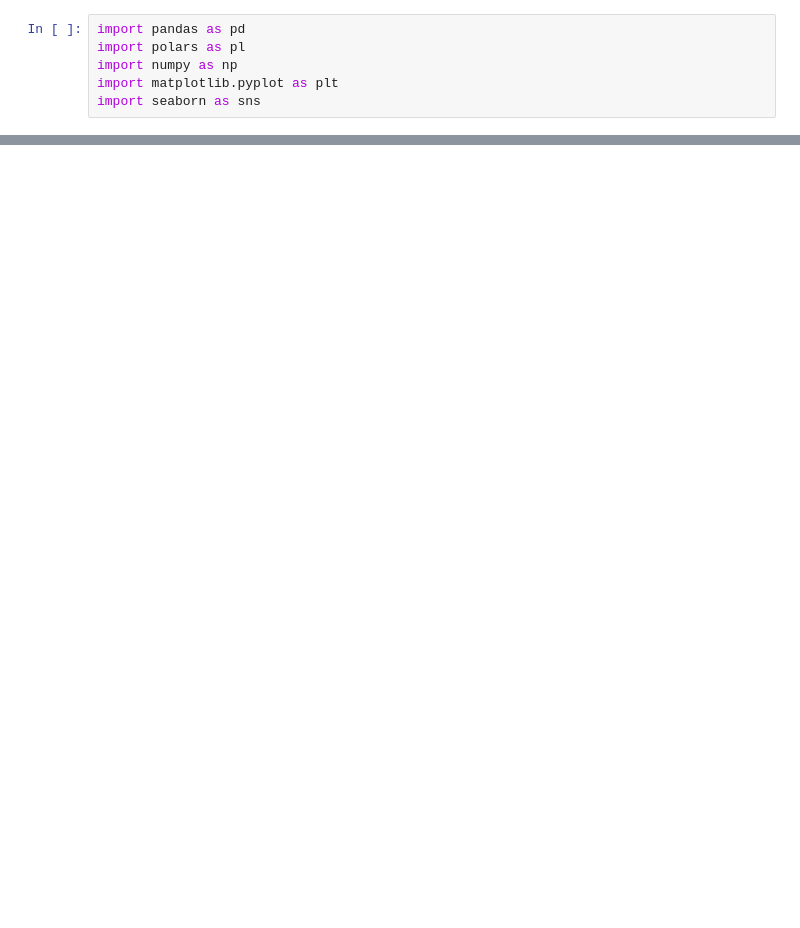
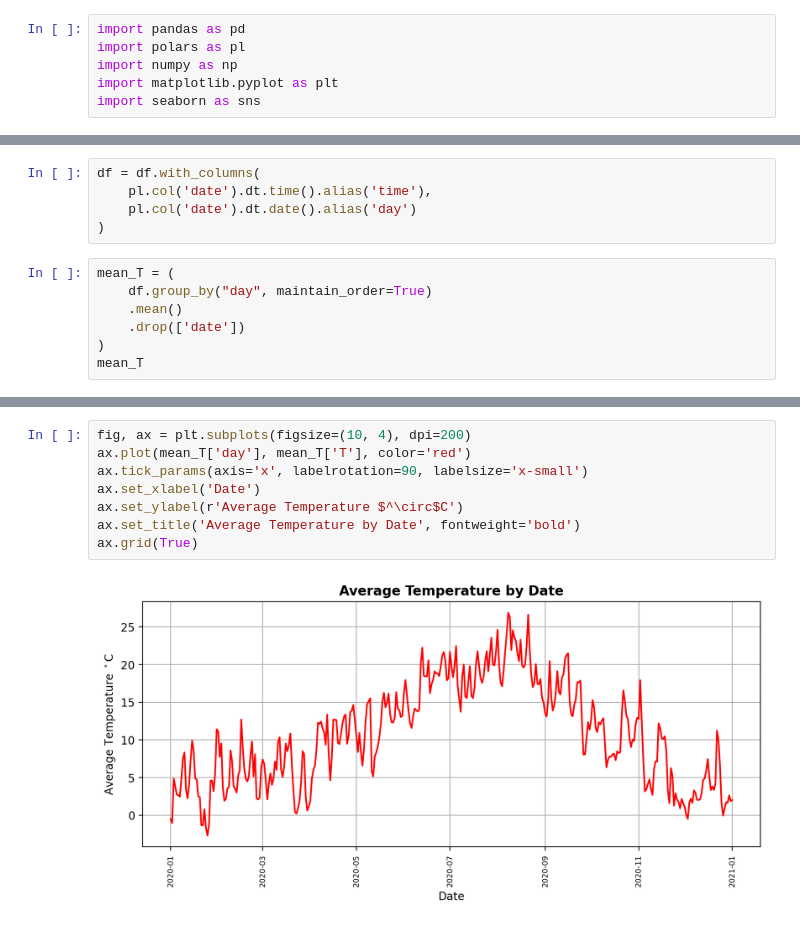
Before and after one commit to bsalisbury1/Projects, a Jupyter notebook: TimeSeriesForecasting/exploration.ipynb, the cells around one changed output, grey strips where cells are left out. Cells and saved outputs as stored; diff of their text form; blank space fills up the shorter version.

```diff
--- a/TimeSeriesForecasting/exploration.ipynb
+++ b/TimeSeriesForecasting/exploration.ipynb
@@ -23,0 +26,12 @@ sns.lineplot(data = df, x = 'date', y = 'T')
+# %%
+df = df.with_columns(
+    pl.col('date').dt.time().alias('time'),
+    pl.col('date').dt.date().alias('day')
+)
+# %%
+mean_T = (
+    df.group_by("day", maintain_order=True)
+    .mean()
+    .drop(['date'])
+)
+mean_T
@@ -23,0 +53,10 @@ sns.lineplot(data = df, x = 'date', y = 'T')
+# %%
+fig, ax = plt.subplots(figsize=(10, 4), dpi=200)
+ax.plot(mean_T['day'], mean_T['T'], color='red')
+ax.tick_params(axis='x', labelrotation=90, labelsize='x-small')
+ax.set_xlabel('Date')
+ax.set_ylabel(r'Average Temperature $^\circ$C')
+ax.set_title('Average Temperature by Date', fontweight='bold')
+ax.grid(True)
+# %% [output]
+[figure, added]
```
Also changed, not shown: parts of 4 cells of this notebook, 2 other files.
